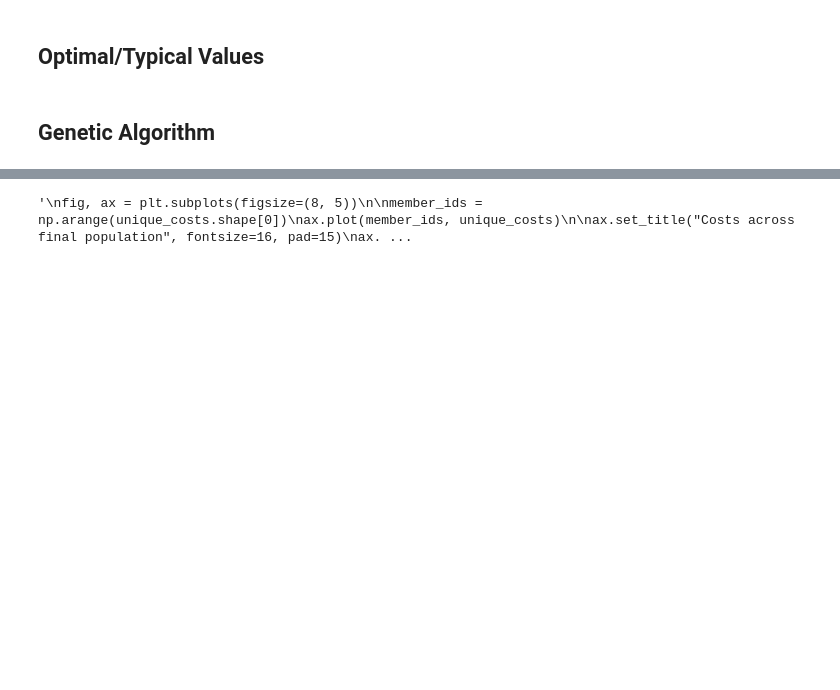
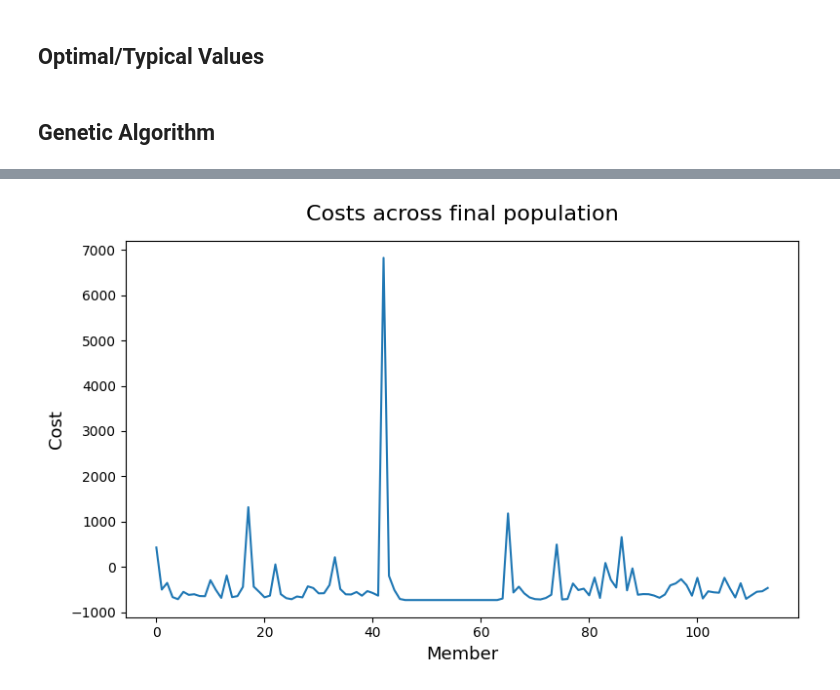
Before and after one commit to carlacupcake/smartfarm, a Jupyter notebook: src/smartfarm/examples/ga_parallel.ipynb, the cells around one changed output, grey strips where cells are left out. Cells and saved outputs as stored; diff of their text form; code cells hidden in the pictures; blank space fills up the shorter version.

```diff
--- a/src/smartfarm/examples/ga_parallel.ipynb
+++ b/src/smartfarm/examples/ga_parallel.ipynb
@@ -175,16 +183,14 @@ with open("ga_parallel_result_1.pkl", "rb") as f:
 # %%
-'''
 fig, ax = plt.subplots(figsize=(8, 5))
 
 member_ids = np.arange(unique_costs.shape[0])
 ax.plot(member_ids, unique_costs)
 
 ax.set_title("Costs across final population", fontsize=16, pad=15)
 ax.set_xlabel("Member", fontsize=13)
 ax.set_ylabel("Cost", fontsize=13)
 
 fig.tight_layout()
-'''
 # %% [output]
-'\nfig, ax = plt.subplots(figsize=(8, 5))\n\nmember_ids = np.arange(unique_costs.shape[0])\nax.plot(member_ids, unique_costs)\n\nax.set_title("Costs across final population", fontsize=16, pad=15)\nax. ...
+[figure, added]
 # %%
```
Also changed, not shown: parts of 18 cells of this notebook, 9 other files.
